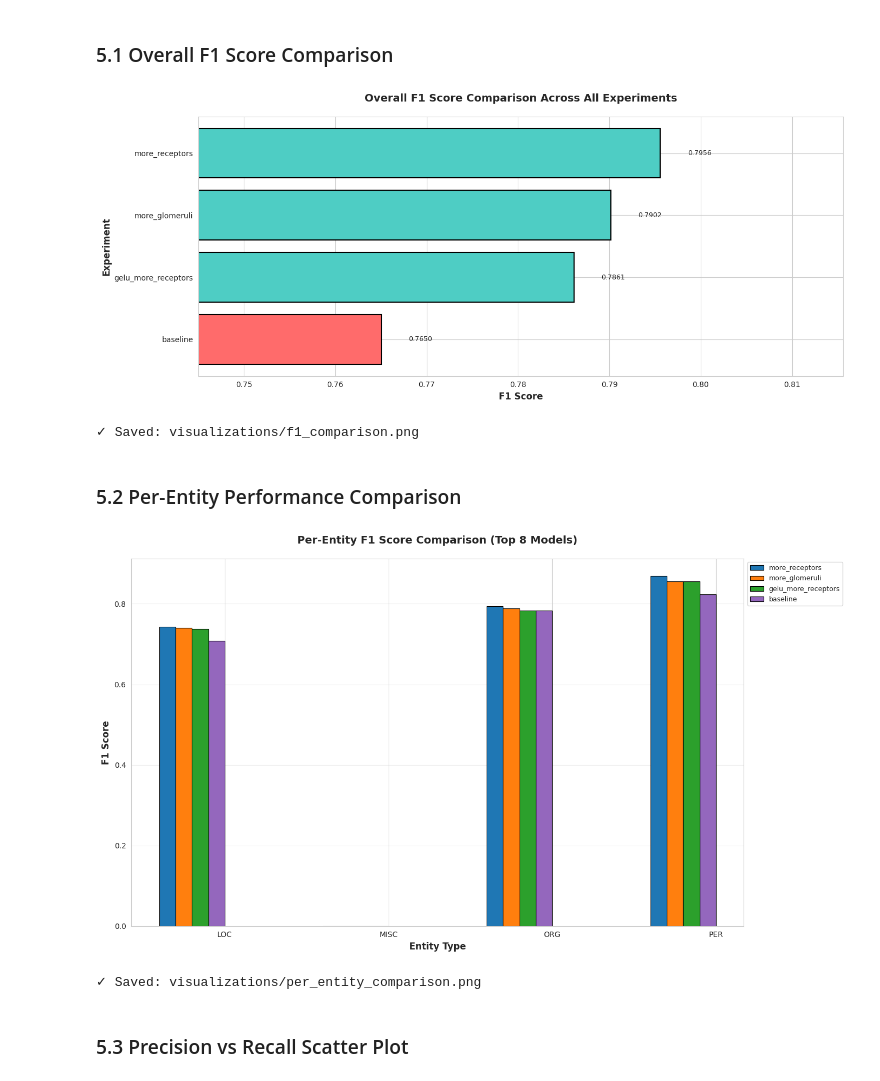
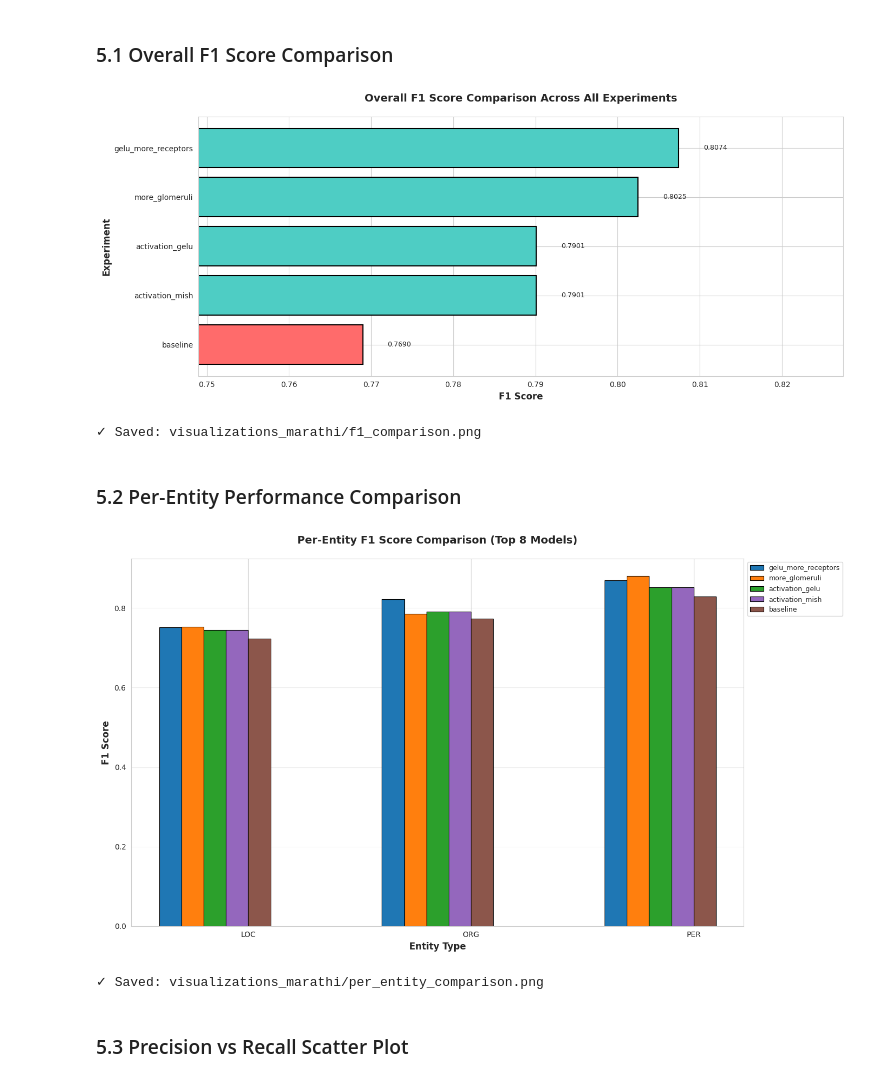
Before and after one commit to bhushan1729/olfaction-inspired-ner, a Jupyter notebook: notebooks/comprehensive_experiments_marathi.ipynb, the cells around one changed output. Cells and saved outputs as stored; diff of their text form; code cells hidden in the pictures.

```diff
--- a/notebooks/comprehensive_experiments_marathi.ipynb
+++ b/notebooks/comprehensive_experiments_marathi.ipynb
@@ -433,28 +318,3 @@ Labels: ['B-LOC', 'B-MISC', 'B-ORG', 'I-LOC', 'I-MISC', 'I-ORG', 'I-PER', 'O']
-# %%
-import torch
-import json
-import os
-from pathlib import Path
-import matplotlib.pyplot as plt
-import seaborn as sns
-import numpy as np
-
-from src.data.dataset import prepare_data
-from src.model.olfactory_ner import create_olfactory_ner
-from src.analysis.visualize import analyze_receptor_activations
-
-# Load test data
-print("Loading CoNLL-2003 dataset for analysis...")
-device = torch.device('cuda' if torch.cuda.is_available() else 'cpu')
-
-train_loader, valid_loader, test_loader, vocab_info = prepare_data(
-    data_dir='./data/raw',
-    batch_size=32,
-    min_freq=2
-)
-
-print(f"✓ Data loaded (Test: {len(test_loader.dataset)} samples)")
-print(f"✓ Device: {device}")
 # %% [markdown]
 ### 3.2 Generate Heatmaps for All Olfactory Experiments
 # %%
@@ -628,7 +612,7 @@ all_experiments = [
 experiment_results = {}
 
 for exp_name in all_experiments:
-    results_path = f'results/{exp_name}/results.json'
+    results_path = f'results_marathi/{exp_name}/results.json'
 
     if os.path.exists(results_path):
         with open(results_path, 'r') as f:
@@ -780,6 +766,7 @@ max    0.795585   0.835834  0.769778   0.801927   0.795585
 # %%
 import matplotlib.pyplot as plt
 import seaborn as sns
+import numpy as np
 
 # Set style
 sns.set_style('whitegrid')
@@ -789,7 +776,8 @@ plt.figure(figsize=(14, 6))
 sorted_df = metrics_df.sort_values('F1', ascending=True)
 
 # Create horizontal bar chart
-colors = ['#FF6B6B' if 'baseline' in exp.lower() else '#4ECDC4' for exp in sorted_df['Experiment']]
+# Changed condition slightly to handle case sensitivity better
+colors = ['#FF6B6B' if 'baseline' in str(exp).lower() else '#4ECDC4' for exp in sorted_df['Experiment']]
 
 plt.barh(sorted_df['Experiment'], sorted_df['F1'], color=colors, edgecolor='black', linewidth=1.5)
 plt.xlabel('F1 Score', fontsize=12, fontweight='bold')
@@ -802,52 +790,61 @@ for i, (idx, row) in enumerate(sorted_df.iterrows()):
     plt.text(row['F1'] + 0.003, i, f"{row['F1']:.4f}", va='center', fontsize=9)
 
 plt.tight_layout()
-plt.savefig('visualizations/f1_comparison.png', dpi=300, bbox_inches='tight')
+
+# FIX: Changed directory to visualizations_marathi
+plt.savefig('visualizations_marathi/f1_comparison.png', dpi=300, bbox_inches='tight')
 plt.show()
 
-print("✓ Saved: visualizations/f1_comparison.png")
+print("✓ Saved: visualizations_marathi/f1_comparison.png")
 # %% [output]
-[figure, old version]
+[figure, new version]
-✓ Saved: visualizations/f1_comparison.png
+✓ Saved: visualizations_marathi/f1_comparison.png
 # %% [markdown]
 ### 5.2 Per-Entity Performance Comparison
 # %%
 import numpy as np
+import os
+import matplotlib.pyplot as plt
+
+# Create directory if it doesn't exist
+os.makedirs('visualizations_marathi', exist_ok=True)
 
 # Per-entity comparison
 fig, ax = plt.subplots(figsize=(14, 8))
 
-entity_cols = ['LOC_F1', 'MISC_F1', 'ORG_F1', 'PER_F1']
-entity_names = ['LOC', 'MISC', 'ORG', 'PER']
+# REMOVED MISC (only LOC, ORG, PER for Marathi)
+entity_cols = ['LOC_F1', 'ORG_F1', 'PER_F1']
+entity_names = ['LOC', 'ORG', 'PER']
 
 # Take top 8 experiments by overall F1
 top_experiments = metrics_df.head(8)
 
 x = np.arange(len(entity_names))
 width = 0.1
 
 colors = plt.cm.tab10(np.linspace(0, 1, 8))
 
 for i, (idx, row) in enumerate(top_experiments.iterrows()):
     scores = [row[col] for col in entity_cols]
     ax.bar(x + i * width, scores, width, label=row['Experiment'], color=colors[i], edgecolor='black', linewidth=0.8)
 
 ax.set_xlabel('Entity Type', fontsize=12, fontweight='bold')
 ax.set_ylabel('F1 Score', fontsize=12, fontweight='bold')
 ax.set_title('Per-Entity F1 Score Comparison (Top 8 Models)', fontsize=14, fontweight='bold', pad=20)
 ax.set_xticks(x + width * 3.5)
 ax.set_xticklabels(entity_names)
 ax.legend(loc='upper left', bbox_to_anchor=(1, 1), fontsize=9)
 ax.grid(axis='y', alpha=0.3)
 
 plt.tight_layout()
-plt.savefig('visualizations/per_entity_comparison.png', dpi=300, bbox_inches='tight')
+# Fix: Save to visualizations_marathi
+plt.savefig('visualizations_marathi/per_entity_comparison.png', dpi=300, bbox_inches='tight')
 plt.show()
 
-print("✓ Saved: visualizations/per_entity_comparison.png")
+print("✓ Saved: visualizations_marathi/per_entity_comparison.png")
 # %% [output]
-[figure, old version]
+[figure, new version]
-✓ Saved: visualizations/per_entity_comparison.png
+✓ Saved: visualizations_marathi/per_entity_comparison.png
 # %% [markdown]
 ### 5.3 Precision vs Recall Scatter Plot
 # %%
```
Also changed, not shown: parts of 23 cells of this notebook, 1 other file.
